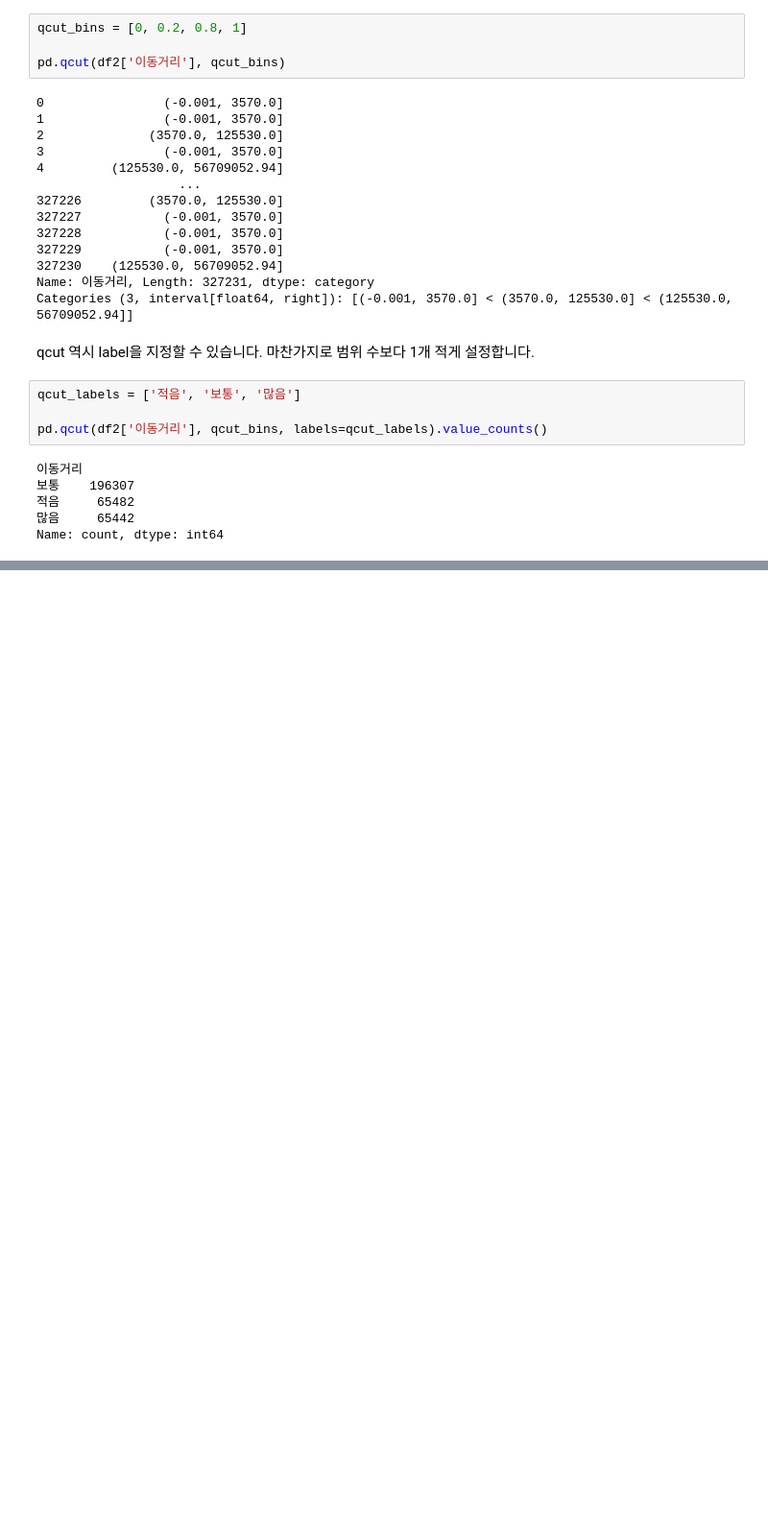
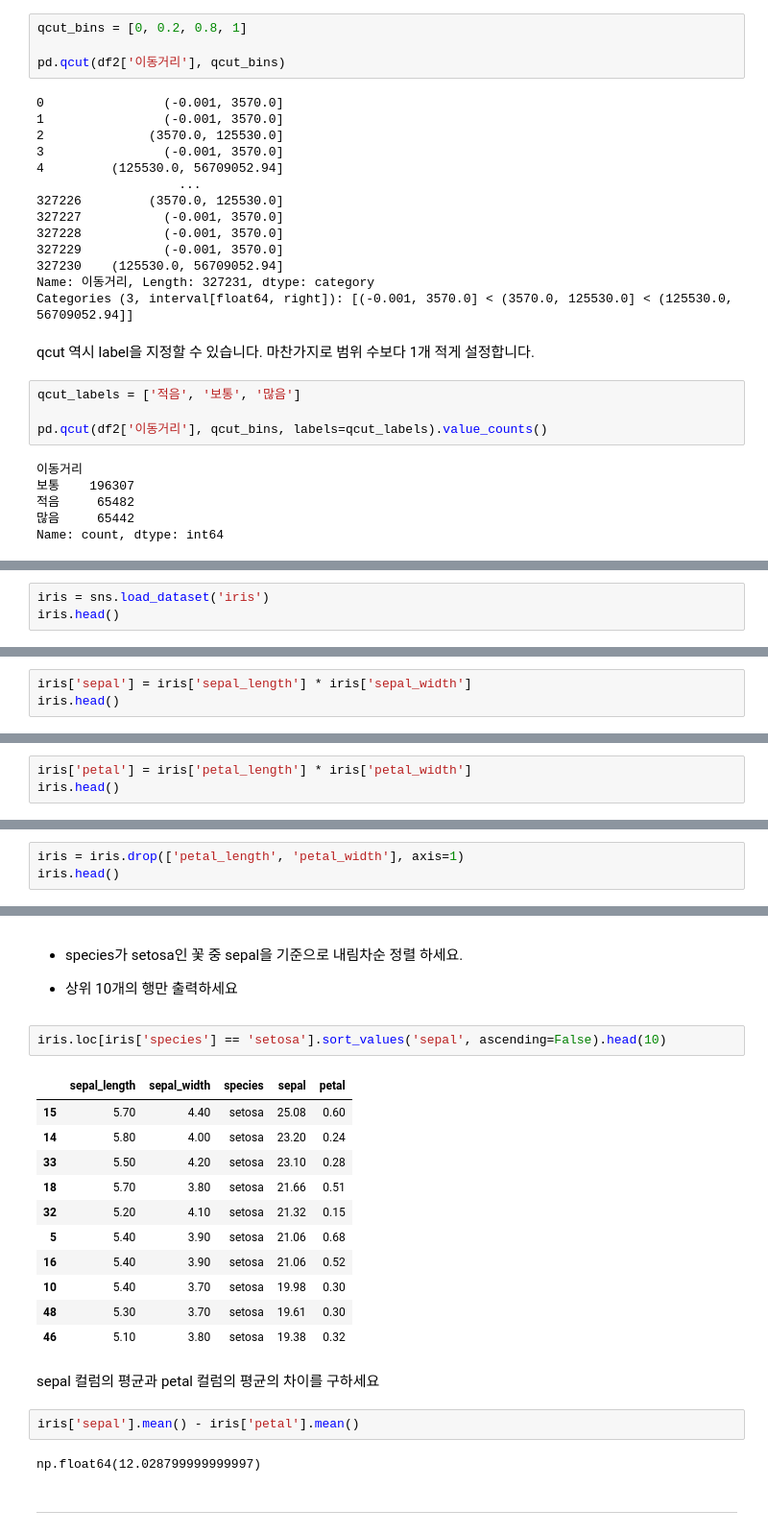
Before and after one commit to froggy-hyun/pandas_note, a Jupyter notebook: 05. 데이터 전처리, 추가, 삭제, 변환(with타이타닉호, 공공 데이터).ipynb, the cells around one changed output, grey strips where cells are left out. Shown at 96% size. Saved outputs shown, nothing was run; the diff lists cells and outputs as text; blank space fills up the shorter version.

```diff
--- a/05. 데이터 전처리, 추가, 삭제, 변환(with타이타닉호, 공공 데이터).ipynb
+++ b/05. 데이터 전처리, 추가, 삭제, 변환(with타이타닉호, 공공 데이터).ipynb
@@ -711,0 +776,3 @@ Name: count, dtype: int64
+# %%
+iris = sns.load_dataset('iris')
+iris.head()
@@ -711,0 +790,3 @@ Name: count, dtype: int64
+# %%
+iris['sepal'] = iris['sepal_length'] * iris['sepal_width']
+iris.head()
@@ -711,0 +804,3 @@ Name: count, dtype: int64
+# %%
+iris['petal'] = iris['petal_length'] * iris['petal_width']
+iris.head()
@@ -711,0 +818,3 @@ Name: count, dtype: int64
+# %%
+iris = iris.drop(['petal_length', 'petal_width'], axis=1)
+iris.head()
@@ -711,0 +828,26 @@ Name: count, dtype: int64
+# %% [markdown]
+- species가 setosa인 꽃 중 sepal을 기준으로 내림차순 정렬 하세요.
+
+- 상위 10개의 행만 출력하세요
+# %%
+iris.loc[iris['species'] == 'setosa'].sort_values('sepal', ascending=False).head(10)
+# %% [output]
+|  | sepal_length | sepal_width | species | sepal | petal |
+| 15 | 5.70 | 4.40 | setosa | 25.08 | 0.60 |
+| 14 | 5.80 | 4.00 | setosa | 23.20 | 0.24 |
+| 33 | 5.50 | 4.20 | setosa | 23.10 | 0.28 |
+| 18 | 5.70 | 3.80 | setosa | 21.66 | 0.51 |
+| 32 | 5.20 | 4.10 | setosa | 21.32 | 0.15 |
+| 5 | 5.40 | 3.90 | setosa | 21.06 | 0.68 |
+| 16 | 5.40 | 3.90 | setosa | 21.06 | 0.52 |
+| 10 | 5.40 | 3.70 | setosa | 19.98 | 0.30 |
+| 48 | 5.30 | 3.70 | setosa | 19.61 | 0.30 |
+| 46 | 5.10 | 3.80 | setosa | 19.38 | 0.32 |
+# %% [markdown]
+sepal 컬럼의 평균과 petal 컬럼의 평균의 차이를 구하세요
+# %%
+iris['sepal'].mean() - iris['petal'].mean()
+# %% [output]
+np.float64(12.028799999999997)
+# %% [markdown]
+---
```
Also changed, not shown: parts of 24 cells of this notebook.
